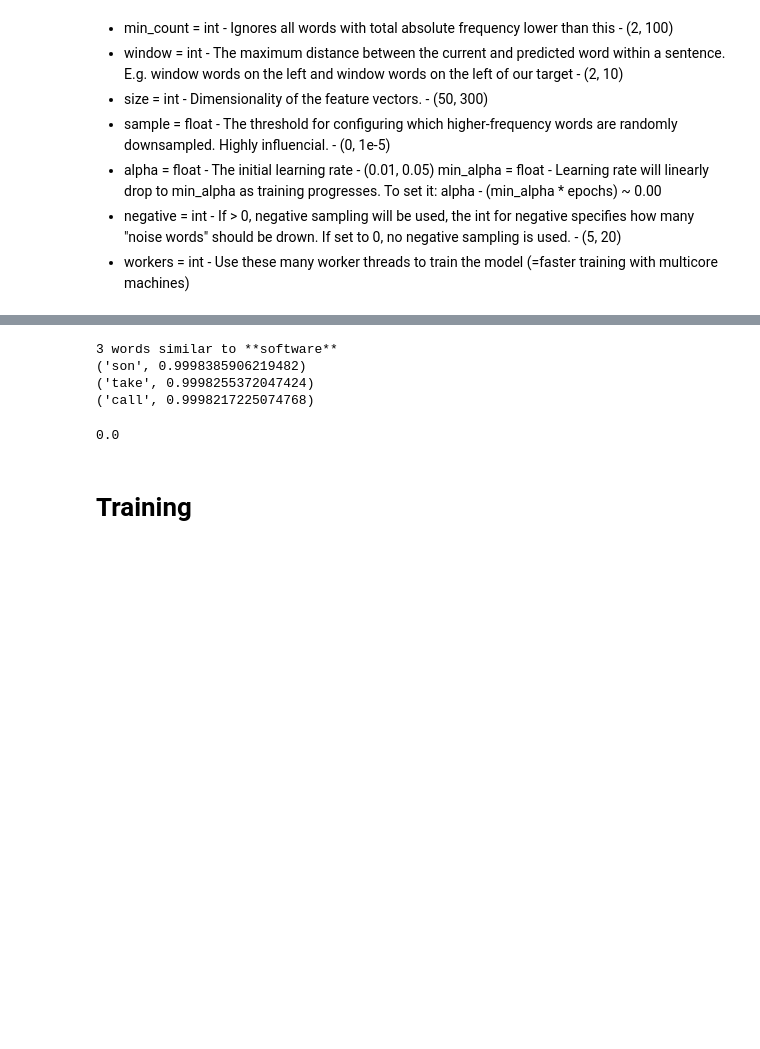
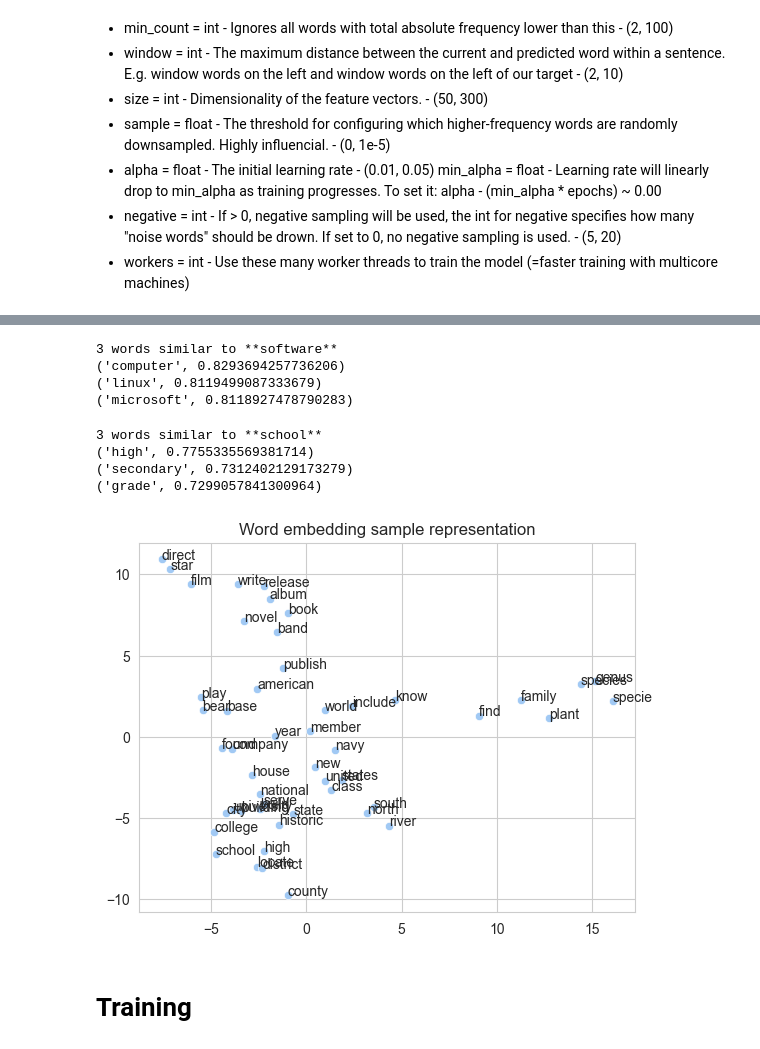
Before and after one commit to javi99/NLP_final, a Jupyter notebook: RNN.ipynb, the cells around one changed output, grey strips where cells are left out. Drawn from its saved outputs; the diff is of its cells as text; code cells hidden in the pictures; blank space fills up the shorter version.

Commit message:
added evaluation of RNN on all classes and word embedding visualization

```diff
--- a/RNN.ipynb
+++ b/RNN.ipynb
@@ -4,6 +4,8 @@
 #spacy works for python 3.8.10
 import spacy
 #!python3.8 -m spacy download en_core_web_sm
+import os
+import ast
 
 #word2vec
 from gensim.models import Word2Vec
@@ -12,9 +14,10 @@ from gensim import downloader
 import string
 import numpy as np
 import pandas as pd
-
-from gensim.models import Word2Vec
-from gensim import downloader
+import matplotlib.pyplot as plt
+import seaborn as sns
+sns.set_style("whitegrid")
+sns.set_palette(sns.color_palette("pastel"))
 
 #modelling
 from sklearn.model_selection import train_test_split
@@ -22,10 +25,14 @@ from sklearn.preprocessing import OneHotEncoder,LabelEncoder
 from tensorflow.keras.preprocessing.sequence import pad_sequences
 from tensorflow.keras.preprocessing.text import Tokenizer
 from tensorflow.keras.models import Sequential
-from tensorflow.keras.layers import Dense, Dropout, LSTM, Bidirectional, Embedding
+from tensorflow.keras.layers import Dense, Dropout, LSTM, Bidirectional, Embedding, BatchNormalization
 from tensorflow.keras.models import load_model
 from tensorflow.keras.callbacks import EarlyStopping
 from tensorflow.keras.callbacks import ReduceLROnPlateau
+import tensorflow as tf
+from tensorflow.keras.metrics import Precision, Recall, Accuracy
+
+import datetime
 
 #saving model
 import pickle
@@ -269,3 +313,6 @@ len(w2v_model.wv)
+# %%
+#loading previously trained model
+w2v_model = Word2Vec.load("data/models/word2vec.model")
 # %%
 #testing similarities
 word = 'software'
@@ -275,6 +322,6 @@ for word in words:
   print(word)
 # %% [output]
 3 words similar to **software**
-('son', 0.9998385906219482)
-('take', 0.9998255372047424)
-('call', 0.9998217225074768)
+('computer', 0.8293694257736206)
+('linux', 0.8119499087333679)
+('microsoft', 0.8118927478790283)
@@ -283,10 +328,34 @@ embedding_wights, num_words = embeddingWights(w2v_model, word_index, max_num_wor
-# %%
-#testing the word embedding by comparing the weights of the final
-#embedding_wights and w2v_model.wv vector for the word "software"
-
-(embedding_wights[word_index["software"],:].reshape([100,1])-w2v_model.wv["software"].reshape([100,1])).sum()
-# %% [output]
-0.0
+# %%
+#testing similarities
+word = 'school'
+print(f"3 words similar to **{word}**")
+words = w2v_model.wv.most_similar(word, topn=3)
+for word in words:
+  print(word)
+# %% [output]
+3 words similar to **school**
+('high', 0.7755335569381714)
+('secondary', 0.7312402129173279)
+('grade', 0.7299057841300964)
+# %%
+from sklearn.decomposition import PCA
+
+words_to_represent = 50
+
+pca = PCA(n_components=2)
+result = pca.fit_transform(w2v_model.wv.vectors[:words_to_represent])
+word_embedding_fig = sns.scatterplot(result[:,0],result[:,1])
+
+words = list(w2v_model.wv.key_to_index.keys())[:words_to_represent]
+
+for i in range(words_to_represent):
+   word_embedding_fig.annotate(words[i], xy = (result[i, 0], result[i, 1]))
+
+word_embedding_fig.set_title('Word embedding sample representation')
+
+plt.savefig("data/results/figures/word_embedding.png")
+# %% [output]
+[figure, added]
 # %% [markdown]
 # Training
 # %% [markdown]
```
Also changed, not shown: parts of 37 cells of this notebook, 7 other files.
